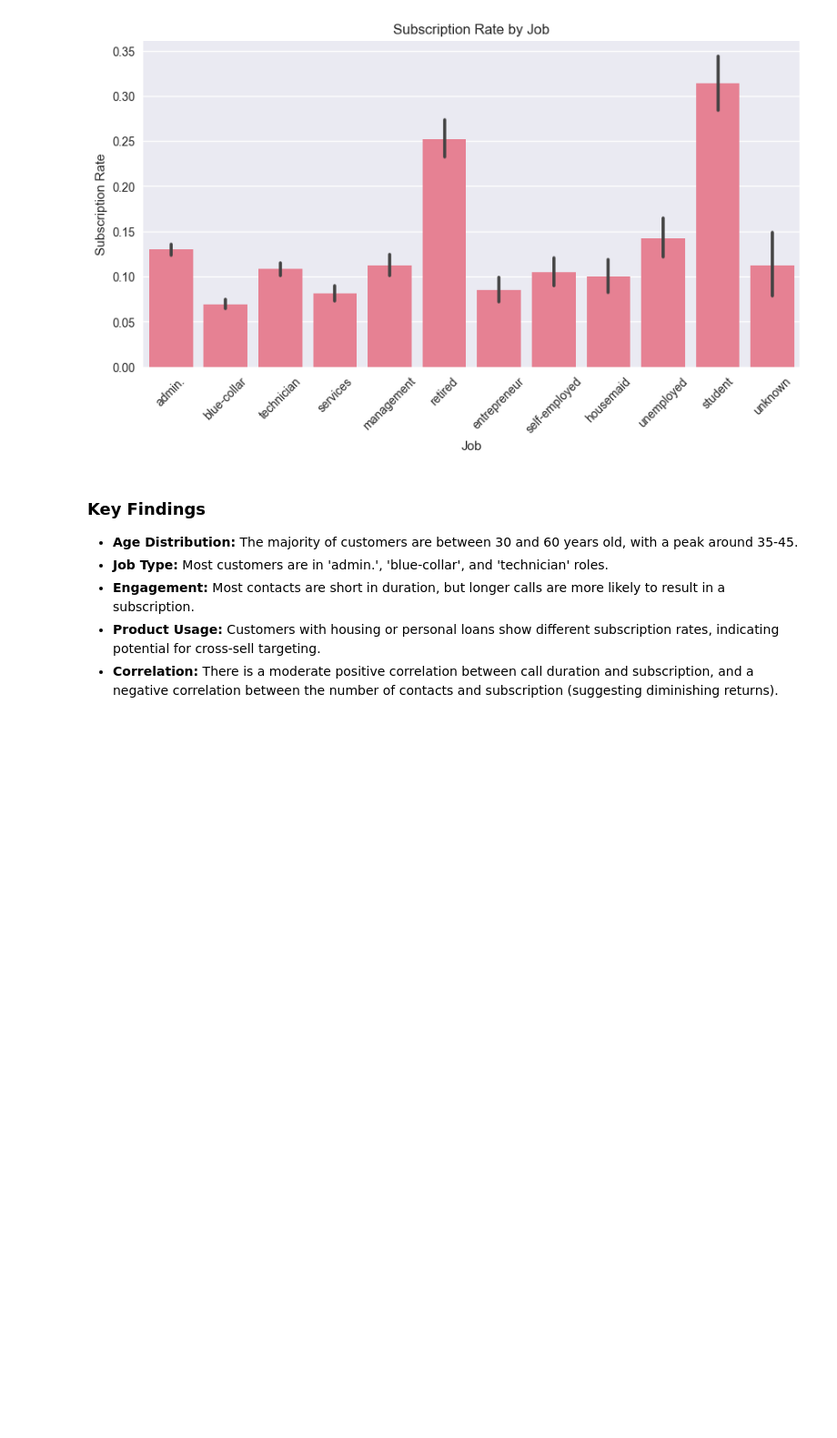
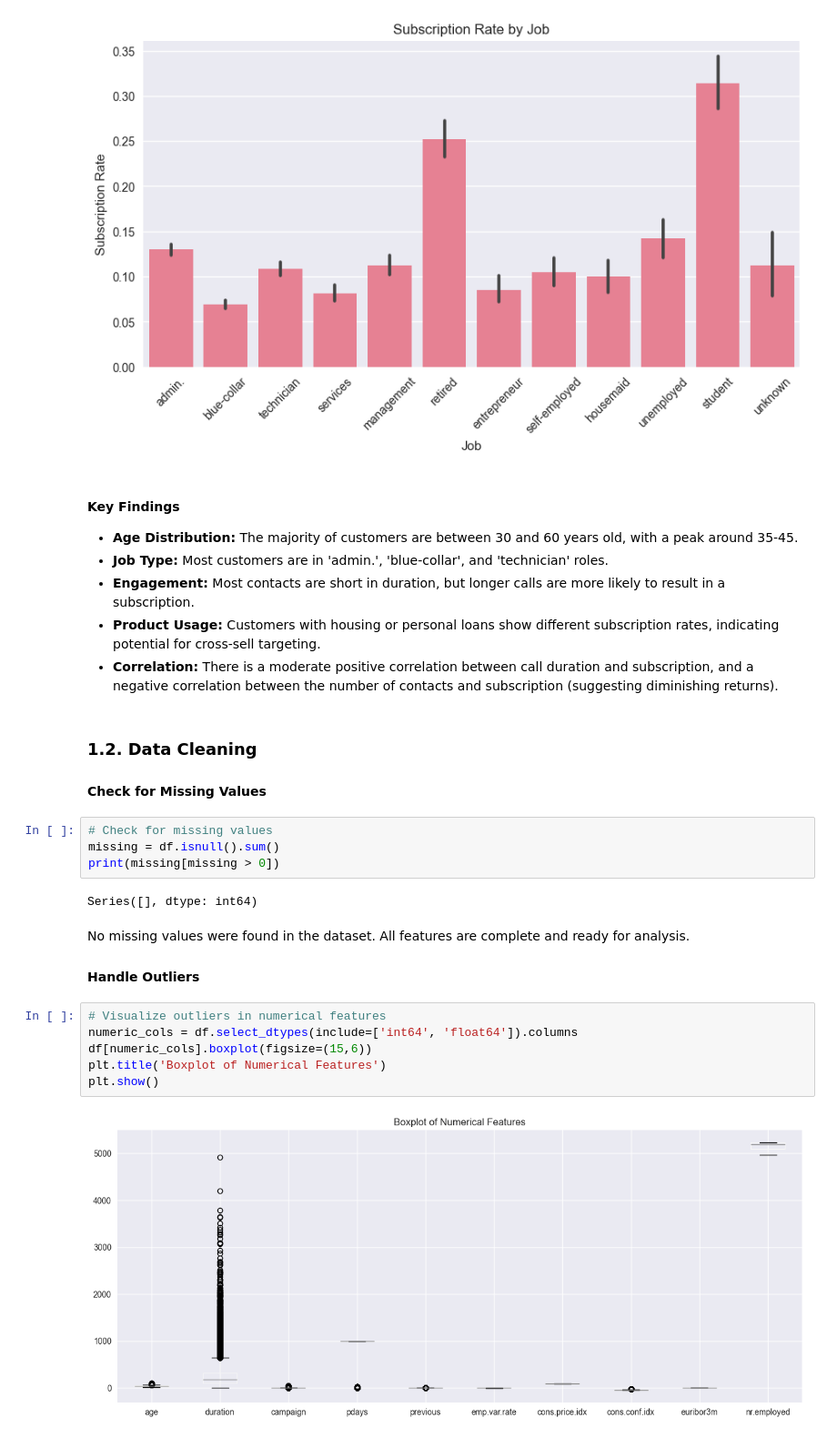
Before and after one commit to ghsaberr/predictive-analytics-cross-sell, a Jupyter notebook: predictive-analytics-for-cross-sell-opportunities.ipynb, the cells around one changed output. Shown at 91% size. Drawn from its saved outputs; the diff is of its cells as text; blank space fills up the shorter version.

```diff
--- a/predictive-analytics-for-cross-sell-opportunities.ipynb
+++ b/predictive-analytics-for-cross-sell-opportunities.ipynb
@@ -218,10 +205,30 @@ plt.show()
 [figure]
 [figure]
 # %% [markdown]
-### Key Findings
+#### Key Findings
 
 - **Age Distribution:** The majority of customers are between 30 and 60 years old, with a peak around 35-45.
 - **Job Type:** Most customers are in 'admin.', 'blue-collar', and 'technician' roles.
 - **Engagement:** Most contacts are short in duration, but longer calls are more likely to result in a subscription.
 - **Product Usage:** Customers with housing or personal loans show different subscription rates, indicating potential for cross-sell targeting.
 - **Correlation:** There is a moderate positive correlation between call duration and subscription, and a negative correlation between the number of contacts and subscription (suggesting diminishing returns).
+# %% [markdown]
+### 1.2. Data Cleaning
+#### Check for Missing Values
+# %%
+# Check for missing values
+missing = df.isnull().sum()
+print(missing[missing > 0])
+# %% [output]
+Series([], dtype: int64)
+# %% [markdown]
+No missing values were found in the dataset. All features are complete and ready for analysis.
+#### Handle Outliers
+# %%
+# Visualize outliers in numerical features
+numeric_cols = df.select_dtypes(include=['int64', 'float64']).columns
+df[numeric_cols].boxplot(figsize=(15,6))
+plt.title('Boxplot of Numerical Features')
+plt.show()
+# %% [output]
+[figure, added]
```
Also changed, not shown: parts of 21 cells of this notebook.
